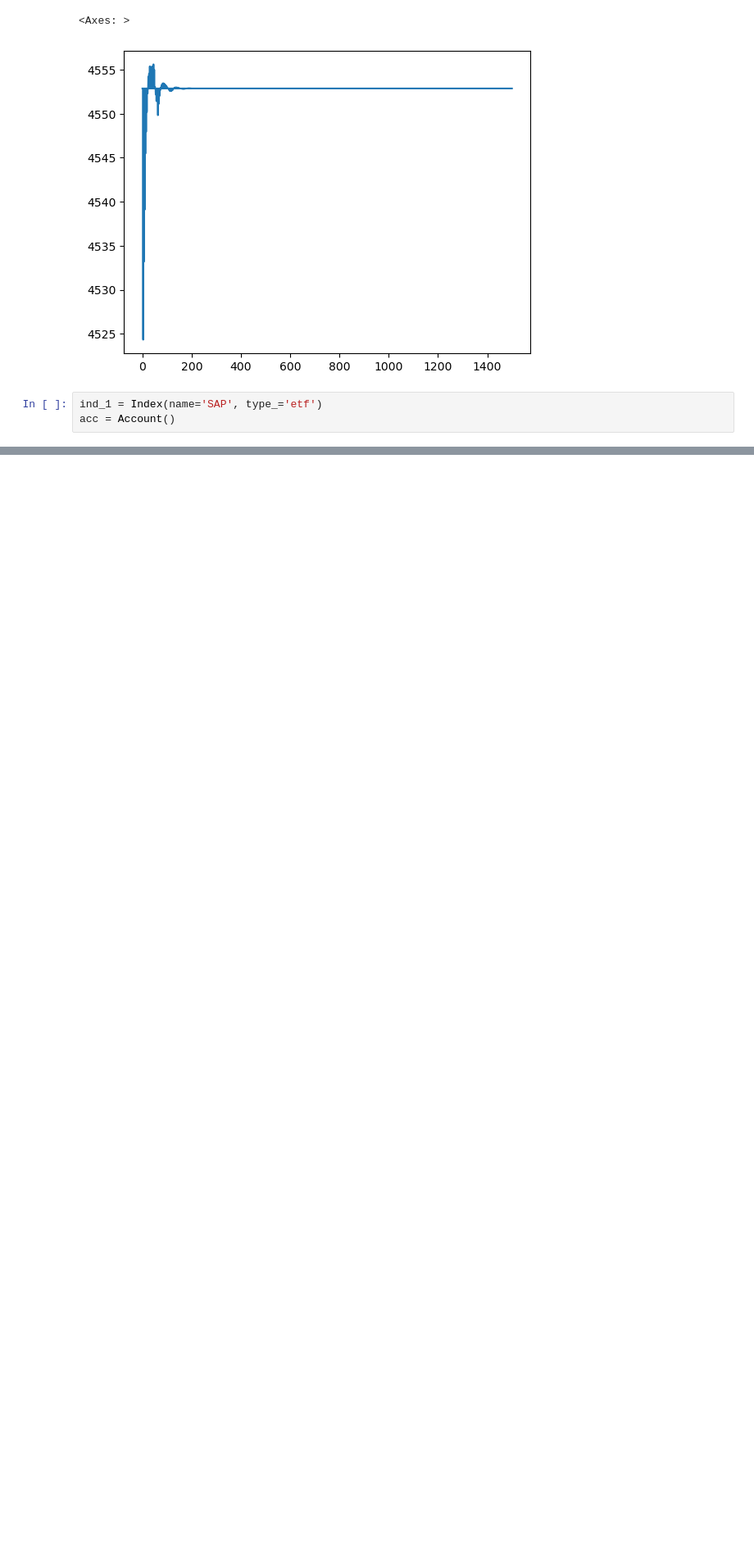
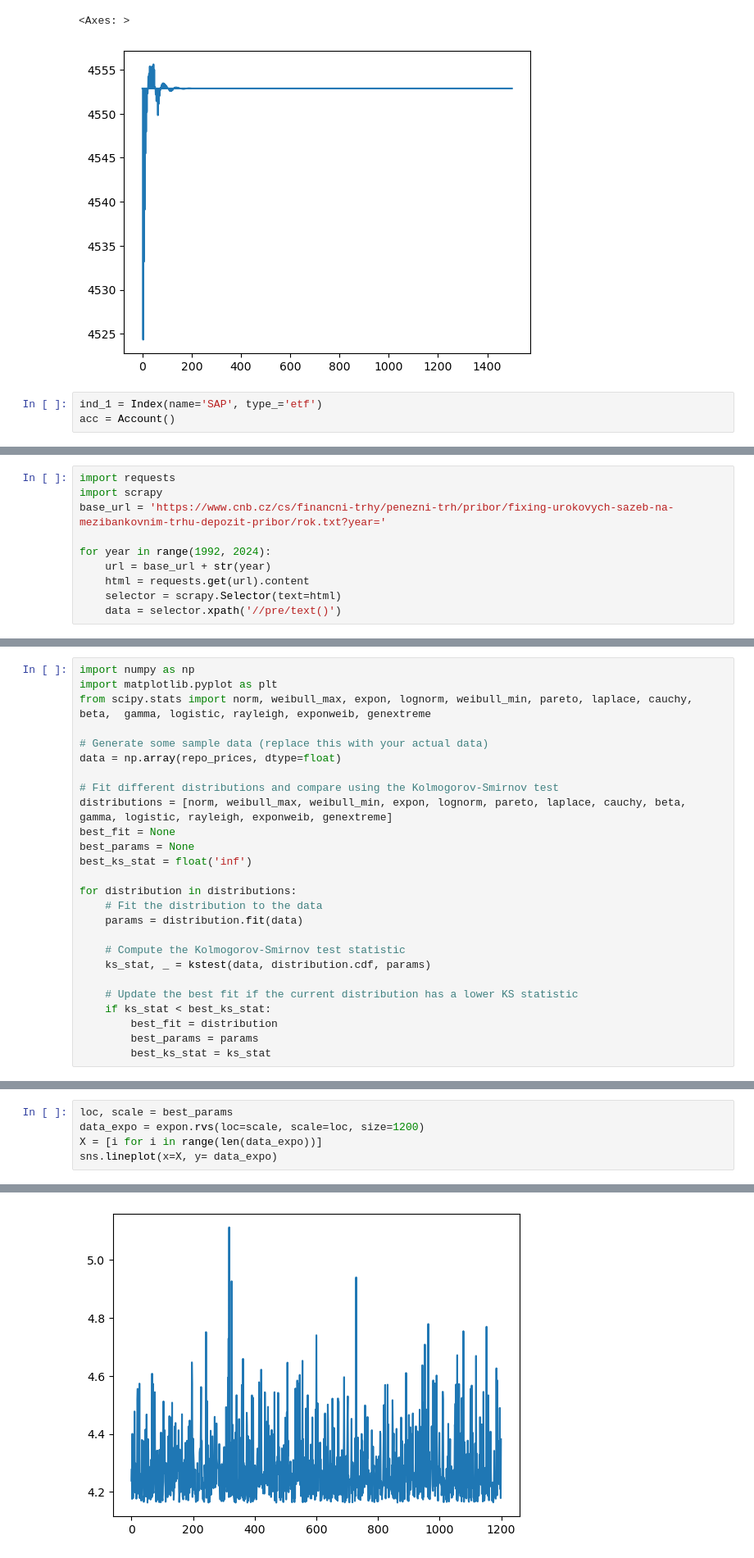
Before and after one commit to honzaz1234/return_simulation, a Jupyter notebook: test_model.ipynb, the cells around one changed output, grey strips where cells are left out. Shown at 82% size. Saved outputs shown, nothing was run; the diff lists cells and outputs as text; blank space fills up the shorter version.

```diff
--- a/test_model.ipynb
+++ b/test_model.ipynb
@@ -215,0 +311,10 @@ acc = Account()
+# %%
+import requests
+import scrapy
+base_url = 'https://www.cnb.cz/cs/financni-trhy/penezni-trh/pribor/fixing-urokovych-sazeb-na-mezibankovnim-trhu-depozit-pribor/rok.txt?year='
+
+for year in range(1992, 2024):
+    url = base_url + str(year)
+    html = requests.get(url).content
+    selector = scrapy.Selector(text=html)
+    data = selector.xpath('//pre/text()')
@@ -215,0 +569,26 @@ acc = Account()
+# %%
+import numpy as np
+import matplotlib.pyplot as plt
+from scipy.stats import norm, weibull_max, expon, lognorm, weibull_min, pareto, laplace, cauchy, beta,  gamma, logistic, rayleigh, exponweib, genextreme
+
+# Generate some sample data (replace this with your actual data)
+data = np.array(repo_prices, dtype=float)
+
+# Fit different distributions and compare using the Kolmogorov-Smirnov test
+distributions = [norm, weibull_max, weibull_min, expon, lognorm, pareto, laplace, cauchy, beta,  gamma, logistic, rayleigh, exponweib, genextreme]
+best_fit = None
+best_params = None
+best_ks_stat = float('inf')
+
+for distribution in distributions:
+    # Fit the distribution to the data
+    params = distribution.fit(data)
+
+    # Compute the Kolmogorov-Smirnov test statistic
+    ks_stat, _ = kstest(data, distribution.cdf, params)
+
+    # Update the best fit if the current distribution has a lower KS statistic
+    if ks_stat < best_ks_stat:
+        best_fit = distribution
+        best_params = params
+        best_ks_stat = ks_stat
@@ -215,0 +609,6 @@ acc = Account()
+# %%
+loc, scale = best_params
+data_expo = expon.rvs(loc=scale, scale=loc, size=1200)
+X = [i for i in range(len(data_expo))]
+sns.lineplot(x=X, y= data_expo)
+# %% [output]
@@ -215,0 +616 @@ acc = Account()
+[figure, added]
```
Also changed, not shown: parts of 47 cells of this notebook, 1 other file.
